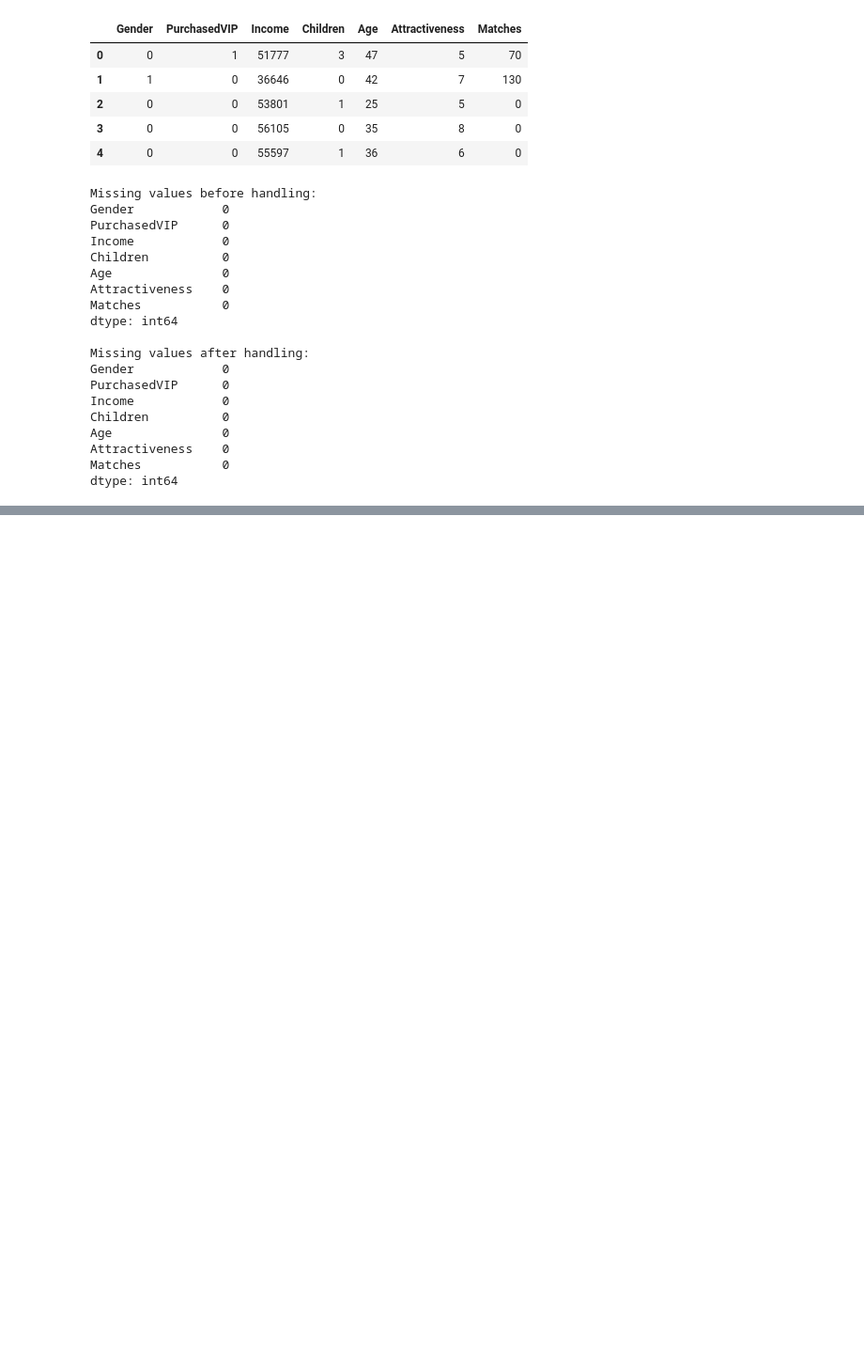
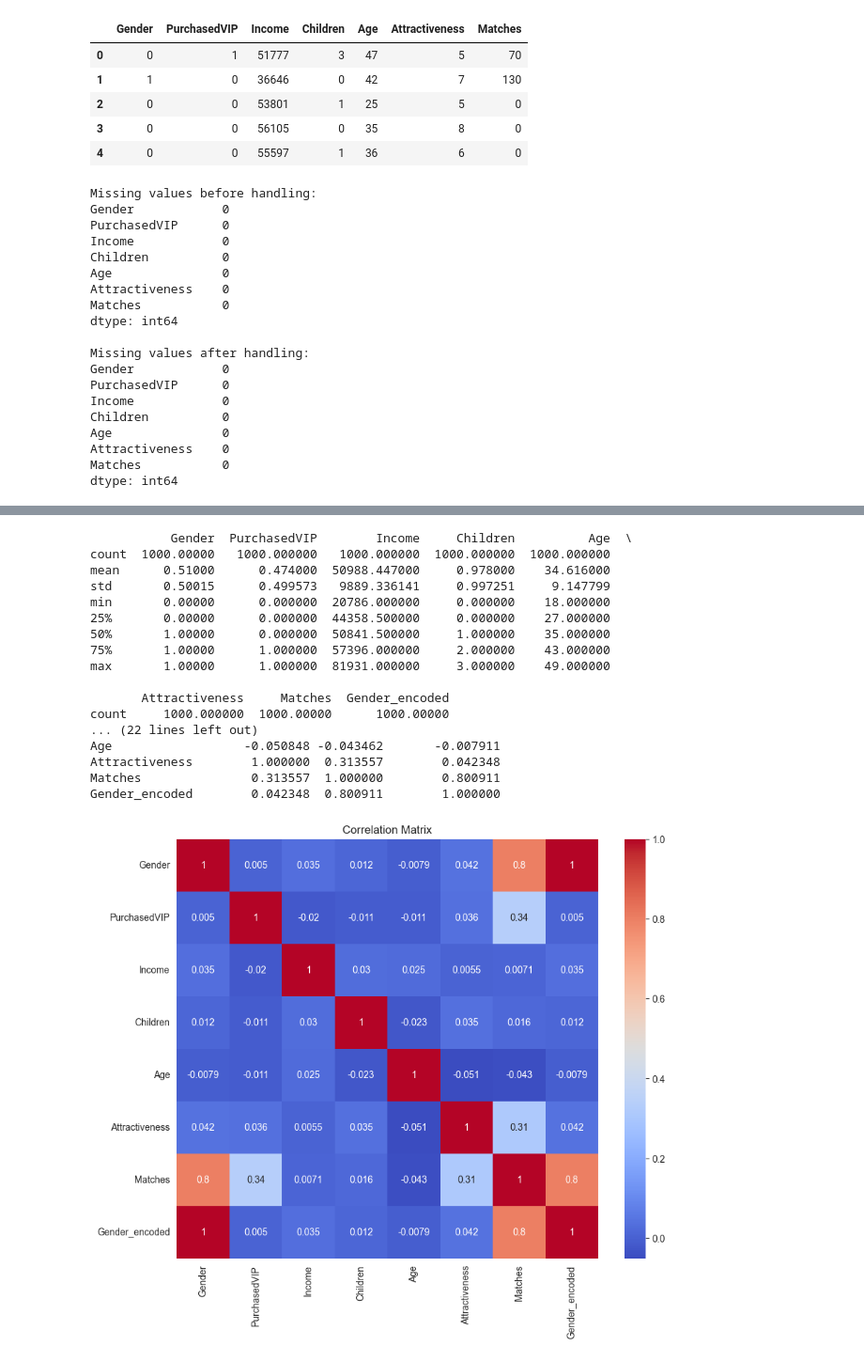
Before and after one commit to It24101672/2025-Y2-S1-MLB-B7G1-05-PG-125-, a Jupyter notebook: notebooks/2025_Y2_S1_MLB_B7G1_05_(PG_–_125).ipynb, the cells around one changed output, grey strips where cells are left out. Shown: that part at 94% size. Saved outputs shown, nothing was run; the diff lists cells and outputs as text; code cells hidden in the pictures; blank space fills up the shorter version.

```diff
--- a/notebooks/2025_Y2_S1_MLB_B7G1_05_(PG_–_125).ipynb
+++ b/notebooks/2025_Y2_S1_MLB_B7G1_05_(PG_–_125).ipynb
@@ -264,0 +358,46 @@ plt.show()
+# %%
+# Summary statistics
+print(df.describe())
+
+# Correlation matrix
+print(df.corr())
+
+# Visualize correlations
+plt.figure(figsize=(10, 8))
+sns.heatmap(df.corr(), annot=True, cmap='coolwarm')
+plt.title('Correlation Matrix')
+plt.show()
+
+# Distribution of target variable
+sns.histplot(df['Matches'], bins=20, kde=True)
+plt.title('Distribution of Matches')
+plt.show()
+
+# Boxplot of Matches by Gender (0: likely male, 1: female based on common encoding)
+sns.boxplot(x='Gender', y='Matches', data=df)
+plt.title('Matches by Gender')
+plt.show()
+
+# Boxplot of Matches by PurchasedVIP
+sns.boxplot(x='PurchasedVIP', y='Matches', data=df)
+plt.title('Matches by VIP Purchase')
+plt.show()
+# %% [output]
+           Gender  PurchasedVIP        Income     Children          Age  \
+count  1000.00000   1000.000000   1000.000000  1000.000000  1000.000000
+mean      0.51000      0.474000  50988.447000     0.978000    34.616000
+std       0.50015      0.499573   9889.336141     0.997251     9.147799
+min       0.00000      0.000000  20786.000000     0.000000    18.000000
+25%       0.00000      0.000000  44358.500000     0.000000    27.000000
+50%       1.00000      0.000000  50841.500000     1.000000    35.000000
+75%       1.00000      1.000000  57396.000000     2.000000    43.000000
+max       1.00000      1.000000  81931.000000     3.000000    49.000000
+
+       Attractiveness     Matches  Gender_encoded
+count     1000.000000  1000.00000      1000.00000
+... (22 lines left out)
+Age                  -0.050848 -0.043462       -0.007911
+Attractiveness        1.000000  0.313557        0.042348
+Matches               0.313557  1.000000        0.800911
+Gender_encoded        0.042348  0.800911        1.000000
+[figure, added]
```
Also changed, not shown: parts of 28 cells of this notebook, 7 other files.
